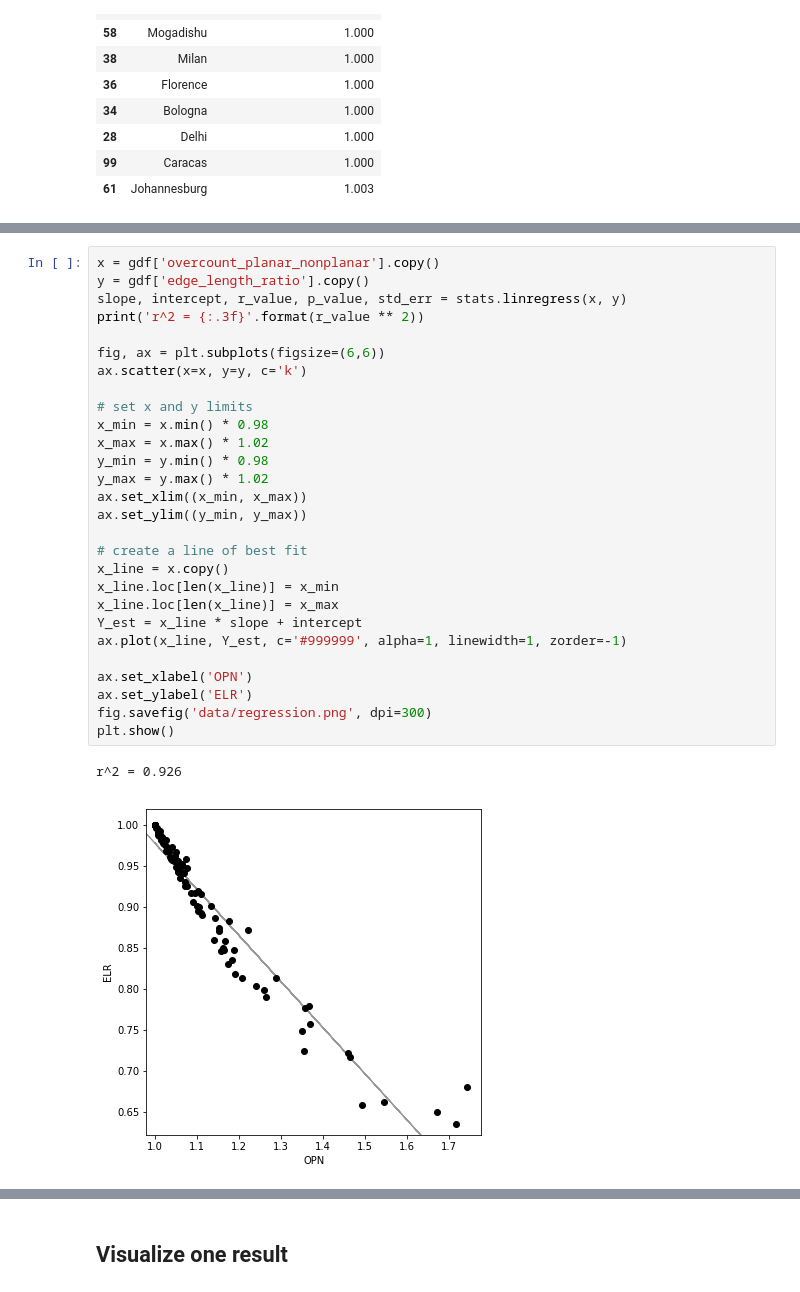
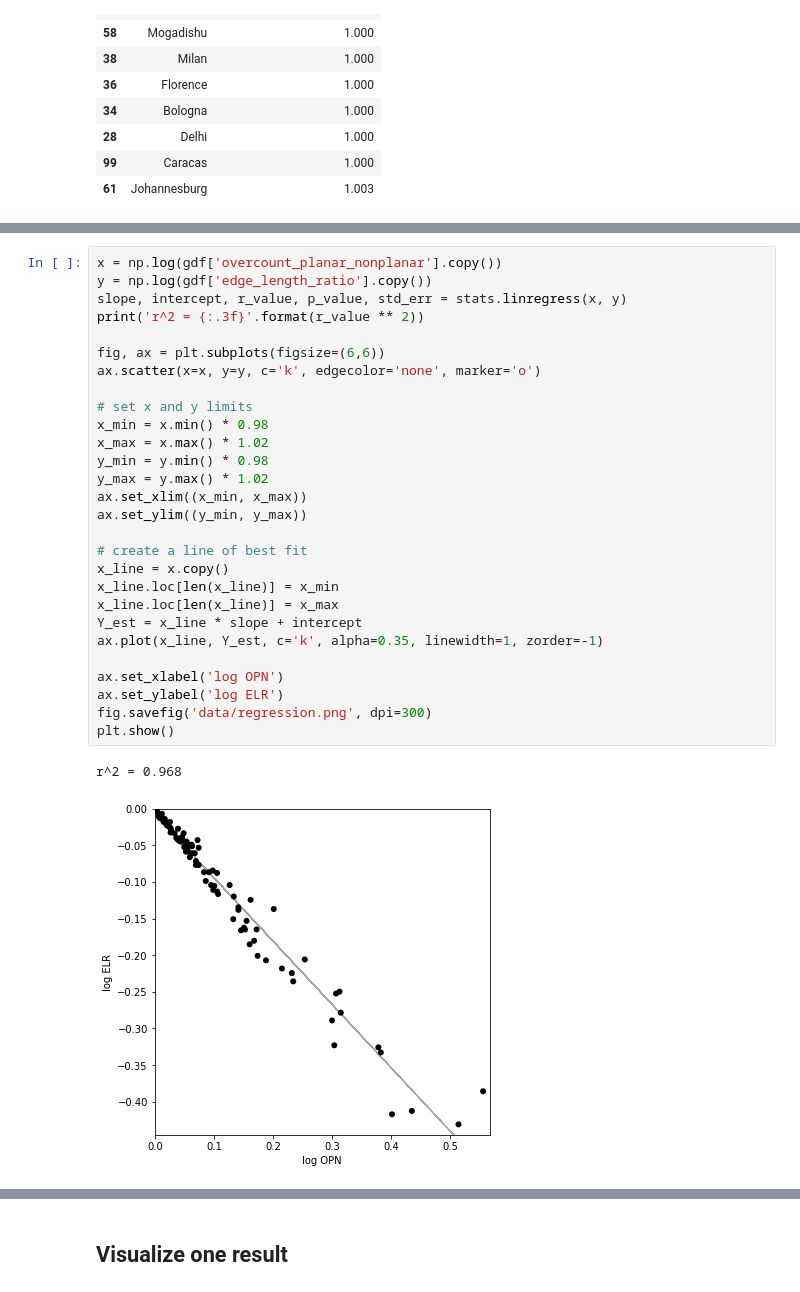
Before and after one commit to gboeing/planar-vs-nonplanar, a Jupyter notebook: planar-vs-nonplanar-across-cities.ipynb, the cells around one changed output, grey strips where cells are left out. Drawn from its saved outputs; the diff is of its cells as text.

```diff
--- a/planar-vs-nonplanar-across-cities.ipynb
+++ b/planar-vs-nonplanar-across-cities.ipynb
@@ -230,31 +267,31 @@ plt.show()
 # %%
-x = gdf['overcount_planar_nonplanar'].copy()
-y = gdf['edge_length_ratio'].copy()
+x = np.log(gdf['overcount_planar_nonplanar'].copy())
+y = np.log(gdf['edge_length_ratio'].copy())
 slope, intercept, r_value, p_value, std_err = stats.linregress(x, y)
 print('r^2 = {:.3f}'.format(r_value ** 2))
 
 fig, ax = plt.subplots(figsize=(6,6))
-ax.scatter(x=x, y=y, c='k')
+ax.scatter(x=x, y=y, c='k', edgecolor='none', marker='o')
 
 # set x and y limits
 x_min = x.min() * 0.98
 x_max = x.max() * 1.02
 y_min = y.min() * 0.98
 y_max = y.max() * 1.02
 ax.set_xlim((x_min, x_max))
 ax.set_ylim((y_min, y_max))
 
 # create a line of best fit
 x_line = x.copy()
 x_line.loc[len(x_line)] = x_min
 x_line.loc[len(x_line)] = x_max
 Y_est = x_line * slope + intercept
-ax.plot(x_line, Y_est, c='#999999', alpha=1, linewidth=1, zorder=-1)
+ax.plot(x_line, Y_est, c='k', alpha=0.35, linewidth=1, zorder=-1)
 
-ax.set_xlabel('OPN')
-ax.set_ylabel('ELR')
+ax.set_xlabel('log OPN')
+ax.set_ylabel('log ELR')
 fig.savefig('data/regression.png', dpi=300)
 plt.show()
 # %% [output]
-r^2 = 0.926
+r^2 = 0.968
-[figure, old version]
+[figure, new version]
```
Also changed, not shown: parts of 5 cells of this notebook, 5 other files.
